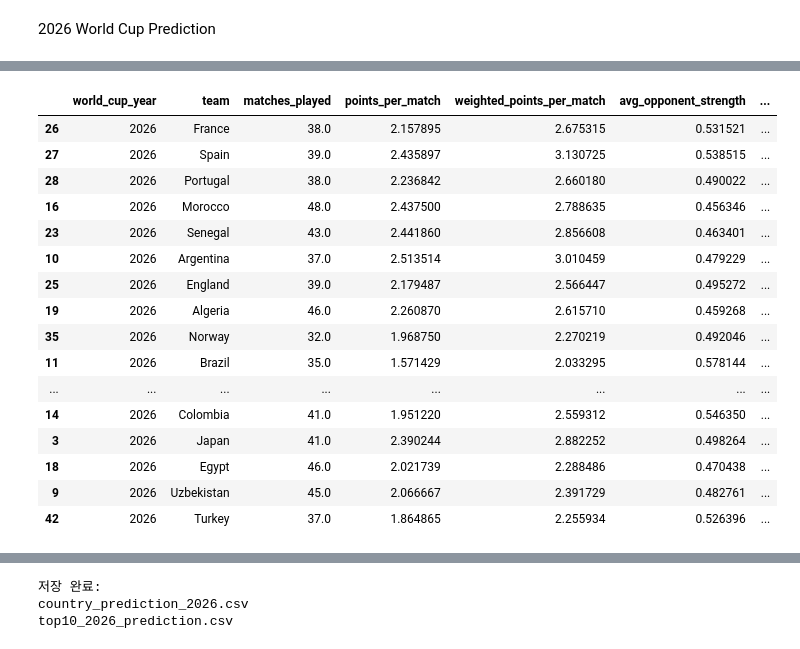
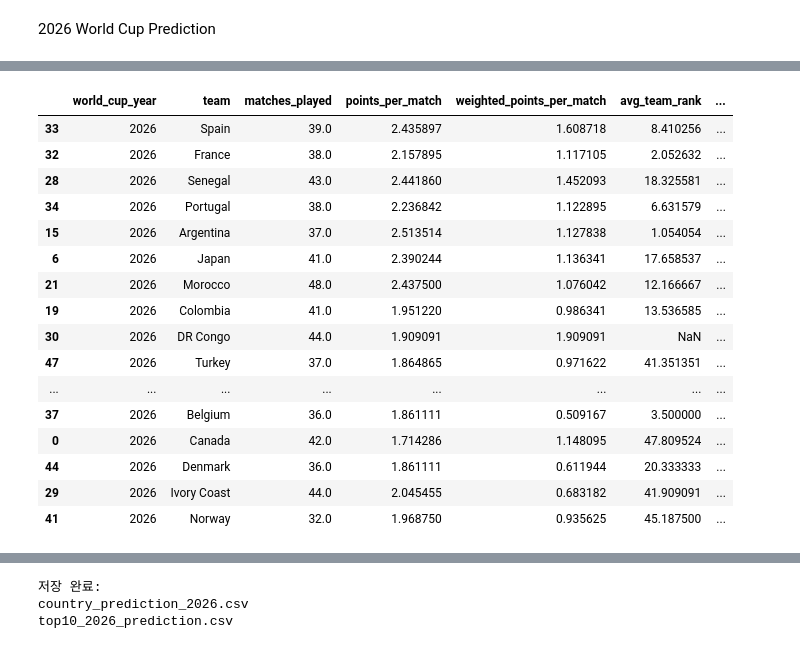
Before and after one commit to seop-byte/worldcup-2026-winner-prediction, a Jupyter notebook: worldcup_2026_prediction.ipynb, the cells around one changed output, grey strips where cells are left out. Saved outputs shown, nothing was run; the diff lists cells and outputs as text; code cells hidden in the pictures.

```diff
--- a/worldcup_2026_prediction.ipynb
+++ b/worldcup_2026_prediction.ipynb
@@ -444,8 +709,18 @@ display(
 # %%
 # 월드컵 본선 참가국 리스트
-# 일단 시장가치 데이터가 상대적으로 충분한 2010, 2014, 2018, 2022 사용
+# 일단 시장가치 데이터가 상대적으로 충분한 2002,2006,2010, 2014, 2018, 2022 사용
 
 world_cup_teams = {
+    2006: [
+        "Germany", "Costa Rica", "Poland", "Ecuador",
+        "England", "Paraguay", "Trinidad and Tobago", "Sweden",
+        "Argentina", "Ivory Coast", "Serbia", "Netherlands",
+        "Mexico", "Iran", "Angola", "Portugal",
+        "Italy", "Ghana", "United States", "Czech Republic",
+        "Brazil", "Croatia", "Australia", "Japan",
+        "France", "Switzerland", "South Korea", "Togo",
+        "Spain", "Ukraine", "Tunisia", "Saudi Arabia"
+    ],
     2010: [
         "South Africa", "Mexico", "Uruguay", "France",
         "Argentina", "Nigeria", "South Korea", "Greece",
@@ -876,6 +936,14 @@ display(final_base[[
 # 5: 우승
 
 world_cup_results = {
+    2006: {
+        "champion": ["Italy"],
+        "runner_up": ["France"],
+        "semi_final": ["Germany", "Portugal"],
+        "quarter_final": ["Argentina", "England", "Ukraine", "Brazil"],
+        "round_of_16": ["Ecuador", "Sweden", "Mexico", "Netherlands",
+                        "Australia", "Switzerland", "Spain", "Ghana"]
+    },
     2010: {
         "champion": ["Spain"],
         "runner_up": ["Netherlands"],
@@ -2010,61 +2092,75 @@ dtype: int64
 # 2010~2022 전체 데이터로 학습하고 2026 예측
 # 2026은 실제 결과가 없으므로 MAE/RMSE 평가는 하지 않는다.
 
-from sklearn.linear_model import Ridge
-from sklearn.ensemble import RandomForestRegressor, GradientBoostingRegressor
+from sklearn.ensemble import GradientBoostingRegressor
+import numpy as np
 
 X_train_all = ml_data[feature_cols]
 y_train_all = ml_data[target_col]
 
 X_2026 = prediction_data_2026[feature_cols]
 
-# 2022 검증에서 가장 좋았던 Linear Regression 대신,
-# 과적합을 조금 줄이기 위해 Ridge를 기본 예측 모델로 사용
-final_model_2026 = Ridge(alpha=1.0)
+# 2022 테스트에서 가장 낮은 RMSE를 보인 튜닝된 Gradient Boosting 모델 사용
+final_model_2026 = GradientBoostingRegressor(
+    learning_rate=0.01,
+    max_depth=2,
+    n_estimators=100,
+    subsample=0.8,
+    random_state=42
+)
+
 final_model_2026.fit(X_train_all, y_train_all)
 
 pred_2026 = final_model_2026.predict(X_2026)
 
 prediction_2026 = prediction_data_2026[[
     "world_cup_year",
     "team",
     "matches_played",
     "points_per_match",
     "weighted_points_per_match",
-    "avg_opponent_strength",
+    "avg_team_rank",
+    "avg_opponent_rank",
+    "best_formation",
     "best11_market_value",
-    "avg_best11_market_value"
+    "avg_best11_market_value",
+    "gk_value",
+    "df_value",
+    "mf_value",
+    "fw_value",
+    "goals_for_per_match",
+    "goals_against_per_match"
 ]].copy()
 
 prediction_2026["predicted_stage_score"] = pred_2026
 prediction_2026["predicted_stage_score_rounded"] = np.round(pred_2026).clip(0, 5)
 
 prediction_2026["predicted_rank"] = prediction_2026["predicted_stage_score"].rank(
     ascending=False,
     method="first"
 ).astype(int)
 
 prediction_2026 = prediction_2026.sort_values("predicted_stage_score", ascending=False)
 
 display(prediction_2026.head(20))
 # %% [output]
-|  | world_cup_year | team | matches_played | points_per_match | weighted_points_per_match | avg_opponent_strength | ... |
-| 26 | 2026 | France | 38.0 | 2.157895 | 2.675315 | 0.531521 | ... |
-| 27 | 2026 | Spain | 39.0 | 2.435897 | 3.130725 | 0.538515 | ... |
-| 28 | 2026 | Portugal | 38.0 | 2.236842 | 2.660180 | 0.490022 | ... |
-| 16 | 2026 | Morocco | 48.0 | 2.437500 | 2.788635 | 0.456346 | ... |
-| 23 | 2026 | Senegal | 43.0 | 2.441860 | 2.856608 | 0.463401 | ... |
-| 10 | 2026 | Argentina | 37.0 | 2.513514 | 3.010459 | 0.479229 | ... |
-| 25 | 2026 | England | 39.0 | 2.179487 | 2.566447 | 0.495272 | ... |
-| 19 | 2026 | Algeria | 46.0 | 2.260870 | 2.615710 | 0.459268 | ... |
-| 35 | 2026 | Norway | 32.0 | 1.968750 | 2.270219 | 0.492046 | ... |
-| 11 | 2026 | Brazil | 35.0 | 1.571429 | 2.033295 | 0.578144 | ... |
+|  | world_cup_year | team | matches_played | points_per_match | weighted_points_per_match | avg_team_rank | ... |
+| 33 | 2026 | Spain | 39.0 | 2.435897 | 1.608718 | 8.410256 | ... |
+| 32 | 2026 | France | 38.0 | 2.157895 | 1.117105 | 2.052632 | ... |
+| 28 | 2026 | Senegal | 43.0 | 2.441860 | 1.452093 | 18.325581 | ... |
+| 34 | 2026 | Portugal | 38.0 | 2.236842 | 1.122895 | 6.631579 | ... |
+| 15 | 2026 | Argentina | 37.0 | 2.513514 | 1.127838 | 1.054054 | ... |
+| 6 | 2026 | Japan | 41.0 | 2.390244 | 1.136341 | 17.658537 | ... |
+| 21 | 2026 | Morocco | 48.0 | 2.437500 | 1.076042 | 12.166667 | ... |
+| 19 | 2026 | Colombia | 41.0 | 1.951220 | 0.986341 | 13.536585 | ... |
+| 30 | 2026 | DR Congo | 44.0 | 1.909091 | 1.909091 | NaN | ... |
+| 47 | 2026 | Turkey | 37.0 | 1.864865 | 0.971622 | 41.351351 | ... |
 | ... | ... | ... | ... | ... | ... | ... | ... |
-| 14 | 2026 | Colombia | 41.0 | 1.951220 | 2.559312 | 0.546350 | ... |
-| 3 | 2026 | Japan | 41.0 | 2.390244 | 2.882252 | 0.498264 | ... |
-| 18 | 2026 | Egypt | 46.0 | 2.021739 | 2.288486 | 0.470438 | ... |
-| 9 | 2026 | Uzbekistan | 45.0 | 2.066667 | 2.391729 | 0.482761 | ... |
-| 42 | 2026 | Turkey | 37.0 | 1.864865 | 2.255934 | 0.526396 | ... |
+| 37 | 2026 | Belgium | 36.0 | 1.861111 | 0.509167 | 3.500000 | ... |
+| 0 | 2026 | Canada | 42.0 | 1.714286 | 1.148095 | 47.809524 | ... |
+| 44 | 2026 | Denmark | 36.0 | 1.861111 | 0.611944 | 20.333333 | ... |
+| 29 | 2026 | Ivory Coast | 44.0 | 2.045455 | 0.683182 | 41.909091 | ... |
+| 41 | 2026 | Norway | 32.0 | 1.968750 | 0.935625 | 45.187500 | ... |
 # %%
 top10_2026 = prediction_2026.head(10).copy()
 
```
Also changed, not shown: parts of 41 cells of this notebook.
